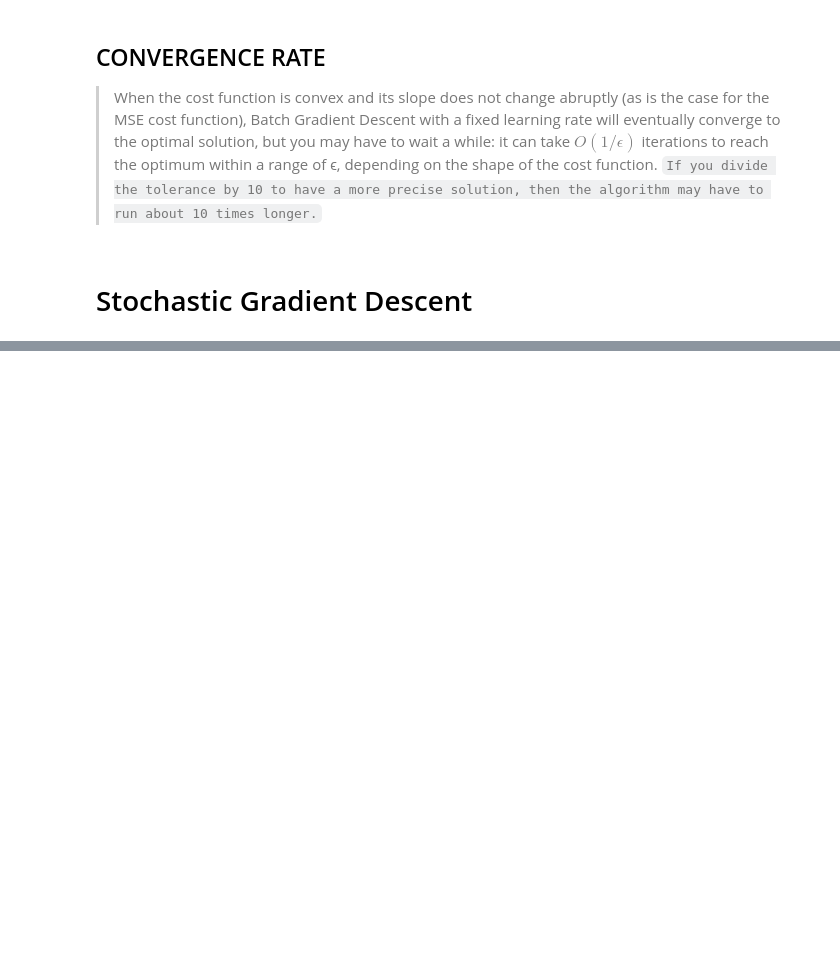
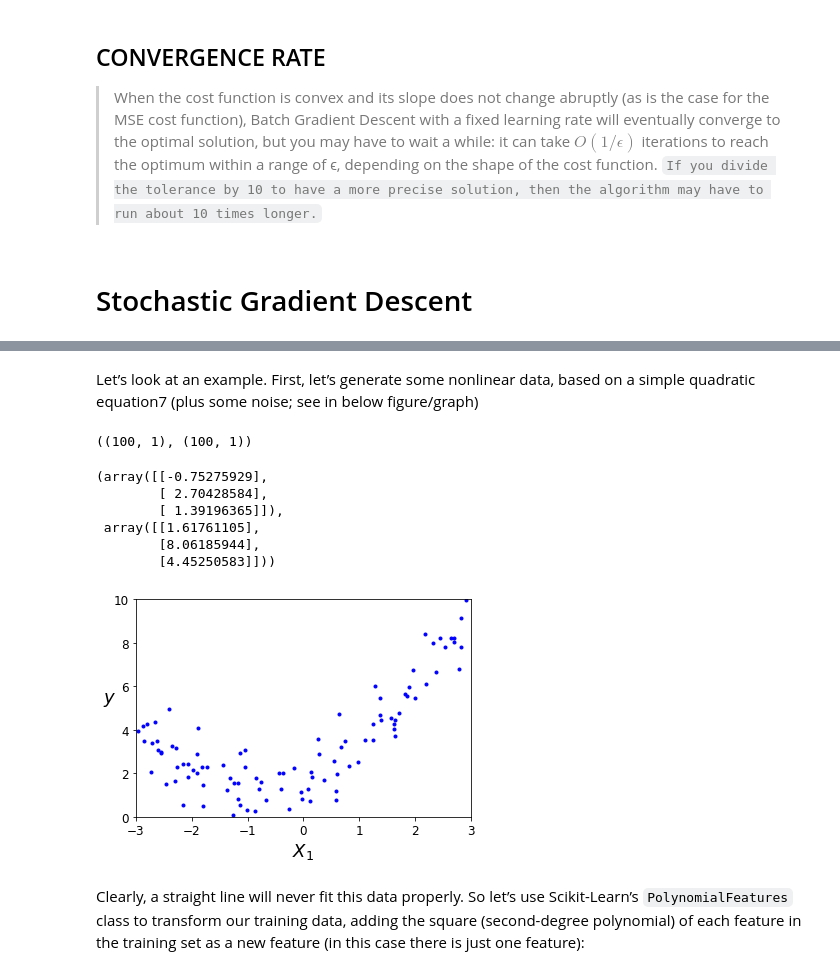
Before and after one commit to SachinGarg10/hands_on_ml_book_projects, a Jupyter notebook: ch4_training_models.ipynb, the cells around one changed output, grey strips where cells are left out. Drawn from its saved outputs; the diff is of its cells as text; code cells hidden in the pictures; blank space fills up the shorter version.

```diff
--- a/ch4_training_models.ipynb
+++ b/ch4_training_models.ipynb
@@ -274,0 +486,33 @@ If it is too low, you will still be far away from the optimal solution when the
+# %% [markdown]
+Let’s look at an example. First, let’s generate some nonlinear data, based on a simple quadratic equation7 (plus some noise; see in below figure/graph)
+# %%
+np.random.seed(42)
+
+m = 100
+X = 6 * np.random.rand(m, 1) - 3
+y = 0.5 * X**2 + X + 2 + np.random.randn(m, 1)
+# %%
+X.shape, y.shape
+# %% [output]
+((100, 1), (100, 1))
+# %%
+X[:3], y[:3]
+# %% [output]
+(array([[-0.75275929],
+        [ 2.70428584],
+        [ 1.39196365]]),
+ array([[1.61761105],
+        [8.06185944],
+        [4.45250583]]))
+# %%
+# Plotting nonlinear and noisy dataset
+
+plt.plot(X, y, 'b.')
+plt.axis([-3, 3, 0, 10])
+plt.xlabel('$X_1$', fontsize=18)
+plt.ylabel('$y$', rotation=0, fontsize=18)
+plt.show()
+# %% [output]
+[figure, added]
+# %% [markdown]
+Clearly, a straight line will never fit this data properly. So let’s use Scikit-Learn’s `PolynomialFeatures` class to transform our training data, adding the square (second-degree polynomial) of each feature in the training set as a new feature (in this case there is just one feature):
```
Also changed, not shown: parts of 48 cells of this notebook.
